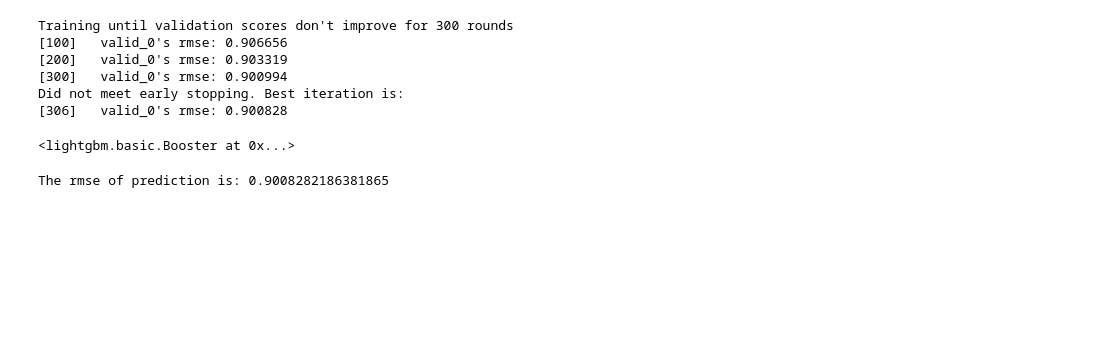
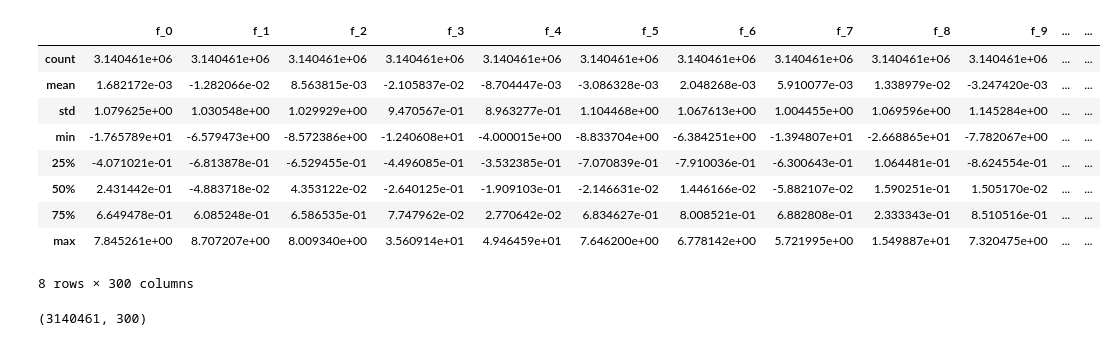
Before and after one commit to wmxxxxxxxx/kaggle-UMP, a Jupyter notebook: Dong/winsorize.ipynb, the cells around one changed output. Saved outputs shown, nothing was run; the diff lists cells and outputs as text; code cells hidden in the pictures; blank space fills up the shorter version.

```diff
--- a/Dong/winsorize.ipynb
+++ b/Dong/winsorize.ipynb
@@ -127,7 +116,0 @@ Normalize(z)
-# %%
-time_id = data['time_id']
-row_id = data['row_id']
-y = data['target']
-X = data.drop(['row_id', 'time_id', 'target'], axis=1)
-z = data.drop(['row_id', 'time_id', 'target', 'investment_id'],axis = 1)
-z
@@ -198,18 +117,17 @@ params = {
-# %%
-gbm = lgb.train(params, lgb_train, num_boost_round=500, valid_sets=[lgb_eval],
-                verbose_eval=100, early_stopping_rounds=300)
-# 模型保存
-gbm.save_model('model.txt')
-# %% [output]
-Training until validation scores don't improve for 300 rounds
-[100]   valid_0's rmse: 0.906656
-[200]   valid_0's rmse: 0.903319
-[300]   valid_0's rmse: 0.900994
-Did not meet early stopping. Best iteration is:
-[306]   valid_0's rmse: 0.900828
-<lightgbm.basic.Booster at 0x...>
-# %%
-y_pred = gbm.predict(X_test, num_iteration=gbm.best_iteration)
-print('The rmse of prediction is:', mean_squared_error(y_test, y_pred) ** 0.5)
-# %% [output]
-The rmse of prediction is: 0.9008282186381865
+# %%
+z.describe()
+# %% [output]
+|  | f_0 | f_1 | f_2 | f_3 | f_4 | f_5 | f_6 | f_7 | f_8 | f_9 | ... | ... |
+| count | 3.140461e+06 | 3.140461e+06 | 3.140461e+06 | 3.140461e+06 | 3.140461e+06 | 3.140461e+06 | 3.140461e+06 | 3.140461e+06 | 3.140461e+06 | 3.140461e+06 | ... | ... |
+| mean | 1.682172e-03 | -1.282066e-02 | 8.563815e-03 | -2.105837e-02 | -8.704447e-03 | -3.086328e-03 | 2.048268e-03 | 5.910077e-03 | 1.338979e-02 | -3.247420e-03 | ... | ... |
+| std | 1.079625e+00 | 1.030548e+00 | 1.029929e+00 | 9.470567e-01 | 8.963277e-01 | 1.104468e+00 | 1.067613e+00 | 1.004455e+00 | 1.069596e+00 | 1.145284e+00 | ... | ... |
+| min | -1.765789e+01 | -6.579473e+00 | -8.572386e+00 | -1.240608e+01 | -4.000015e+00 | -8.833704e+00 | -6.384251e+00 | -1.394807e+01 | -2.668865e+01 | -7.782067e+00 | ... | ... |
+| 25% | -4.071021e-01 | -6.813878e-01 | -6.529455e-01 | -4.496085e-01 | -3.532385e-01 | -7.070839e-01 | -7.910036e-01 | -6.300643e-01 | 1.064481e-01 | -8.624554e-01 | ... | ... |
+| 50% | 2.431442e-01 | -4.883718e-02 | 4.353122e-02 | -2.640125e-01 | -1.909103e-01 | -2.146631e-02 | 1.446166e-02 | -5.882107e-02 | 1.590251e-01 | 1.505170e-02 | ... | ... |
+| 75% | 6.649478e-01 | 6.085248e-01 | 6.586535e-01 | 7.747962e-02 | 2.770642e-02 | 6.834627e-01 | 8.008521e-01 | 6.882808e-01 | 2.333343e-01 | 8.510516e-01 | ... | ... |
+| max | 7.845261e+00 | 8.707207e+00 | 8.009340e+00 | 3.560914e+01 | 4.946459e+01 | 7.646200e+00 | 6.778142e+00 | 5.721995e+00 | 1.549887e+01 | 7.320475e+00 | ... | ... |
+8 rows × 300 columns
+# %%
+z.shape
+# %% [output]
+(3140461, 300)
```
Also changed, not shown: parts of 14 cells of this notebook, 11 other files.
